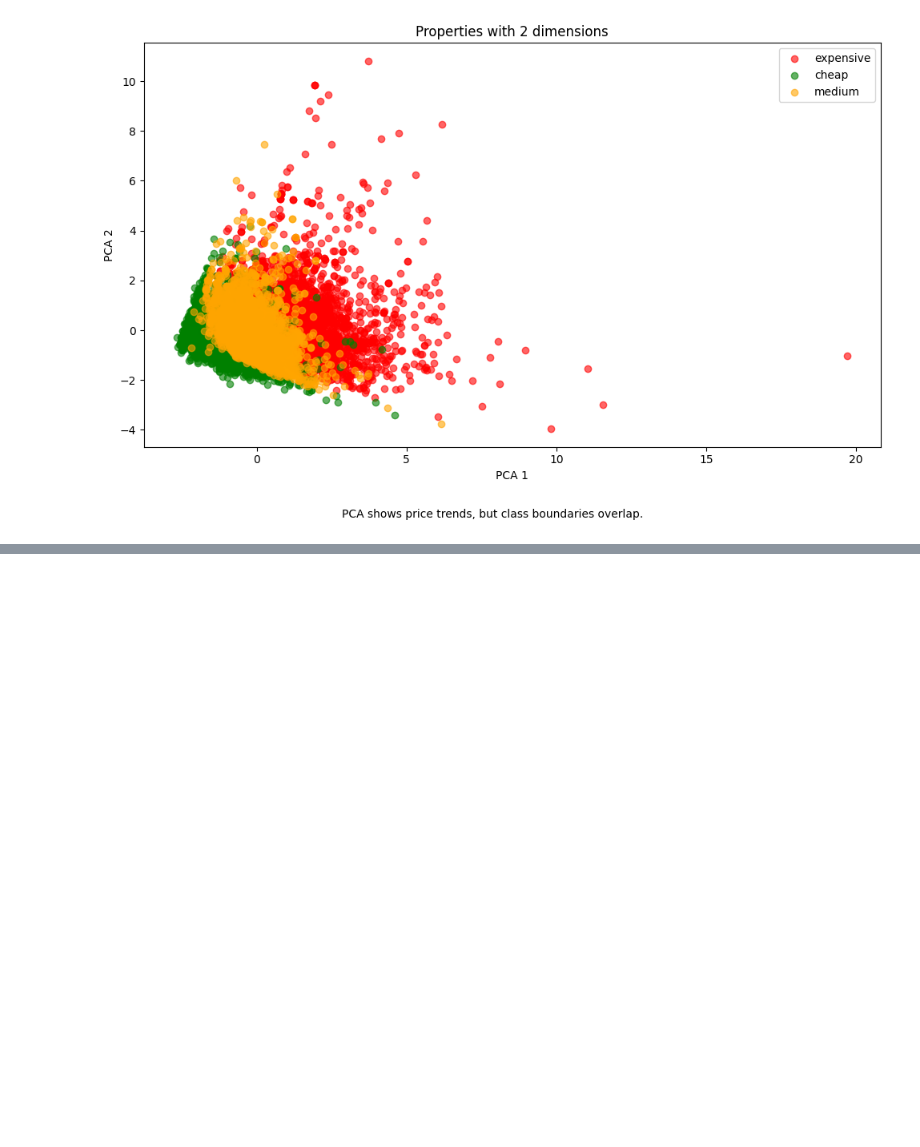
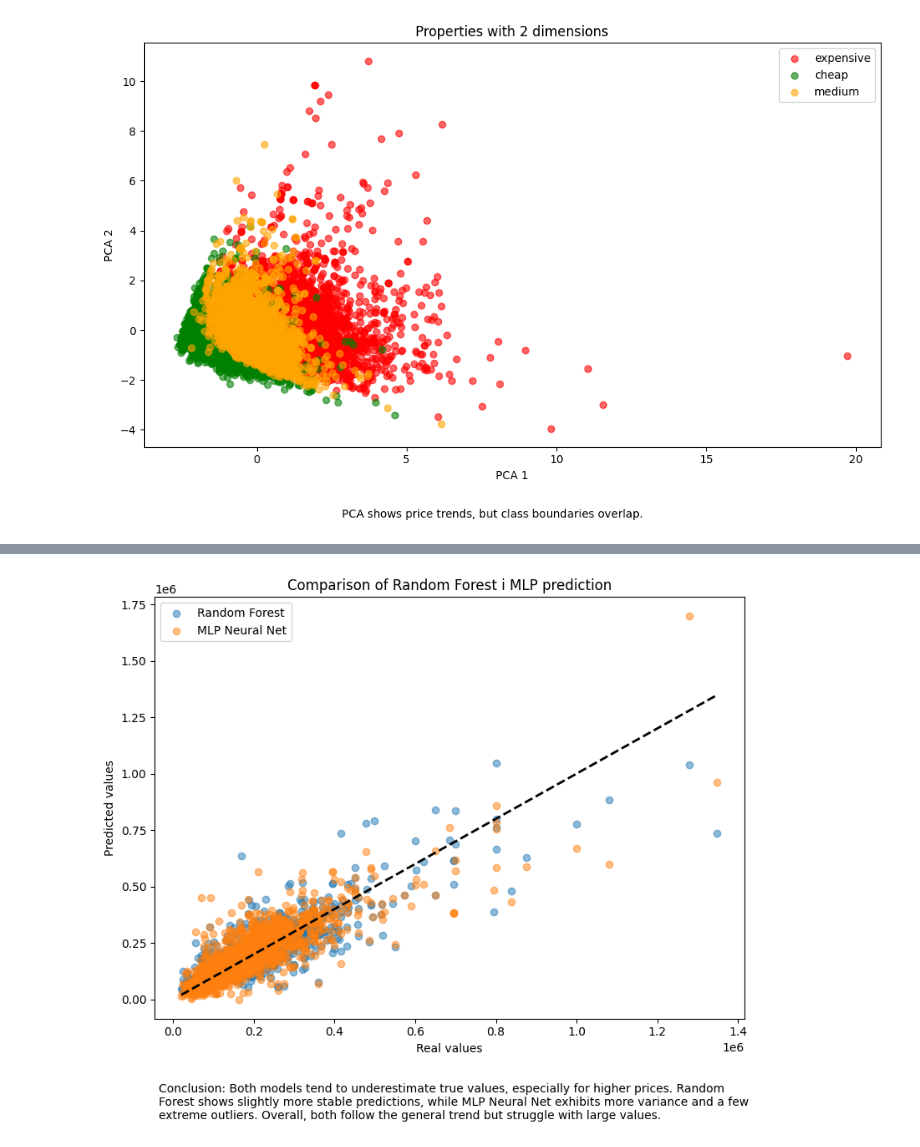
Before and after one commit to dobrosavljevicnenad/DataScience-Apartments, a Jupyter notebook: apartments.ipynb, the cells around one changed output, grey strips where cells are left out. Drawn from its saved outputs; the diff is of its cells as text; code cells hidden in the pictures; blank space fills up the shorter version.

Commit message:
apply RandomForest and MLP models and compare their results

```diff
--- a/apartments.ipynb
+++ b/apartments.ipynb
@@ -424,3 +426,27 @@ plt.tight_layout()
 plt.show()
 # %% [output]
 [figure]
+# %%
+categorical_cols = ["city", "municipality", "neighborhood"]
+numerical_cols = ["area", "floor", "rooms"]
+# %%
+df = dataset
+
+X = df[categorical_cols + numerical_cols]
+y = df["price"]
+
+preprocessor = ColumnTransformer(
+    transformers=[
+        ('cat', OneHotEncoder(handle_unknown='ignore'), categorical_cols),
+    ],
+    remainder='passthrough',
+    force_int_remainder_cols=False
+)
+
+model = Pipeline(steps=[
+    ('preprocessor', preprocessor),
+    ('regressor', RandomForestRegressor(n_estimators=200, random_state=42))
+])
+# %%
+X_train, X_test, y_train, y_test = train_test_split(X, y, test_size=0.2, random_state=42)
+model.fit(X_train, y_train)
@@ -426,0 +504,20 @@ plt.show()
+# %%
+plt.figure(figsize=(8,6))
+plt.scatter(y_test, y_pred_rf, alpha=0.5, label='Random Forest')
+plt.scatter(y_test, y_pred_nn, alpha=0.5, label='MLP Neural Net')
+plt.plot([y_test.min(), y_test.max()], [y_test.min(), y_test.max()], 'k--', lw=2)
+plt.xlabel('Real values')
+plt.ylabel('Predicted values')
+plt.title('Comparison of Random Forest i MLP prediction')
+plt.legend()
+
+plt.figtext(0.1, -0.1,
+            "Conclusion: Both models tend to underestimate true values, especially for higher prices. "
+            "Random Forest shows slightly more stable predictions, while MLP Neural Net exhibits more variance "
+            "and a few extreme outliers. Overall, both follow the general trend but struggle with large values.",
+            wrap=True, ha='left', fontsize=10)
+
+plt.tight_layout()
+plt.show()
+# %% [output]
+[figure, added]
```
Also changed, not shown: parts of 5 cells of this notebook.
